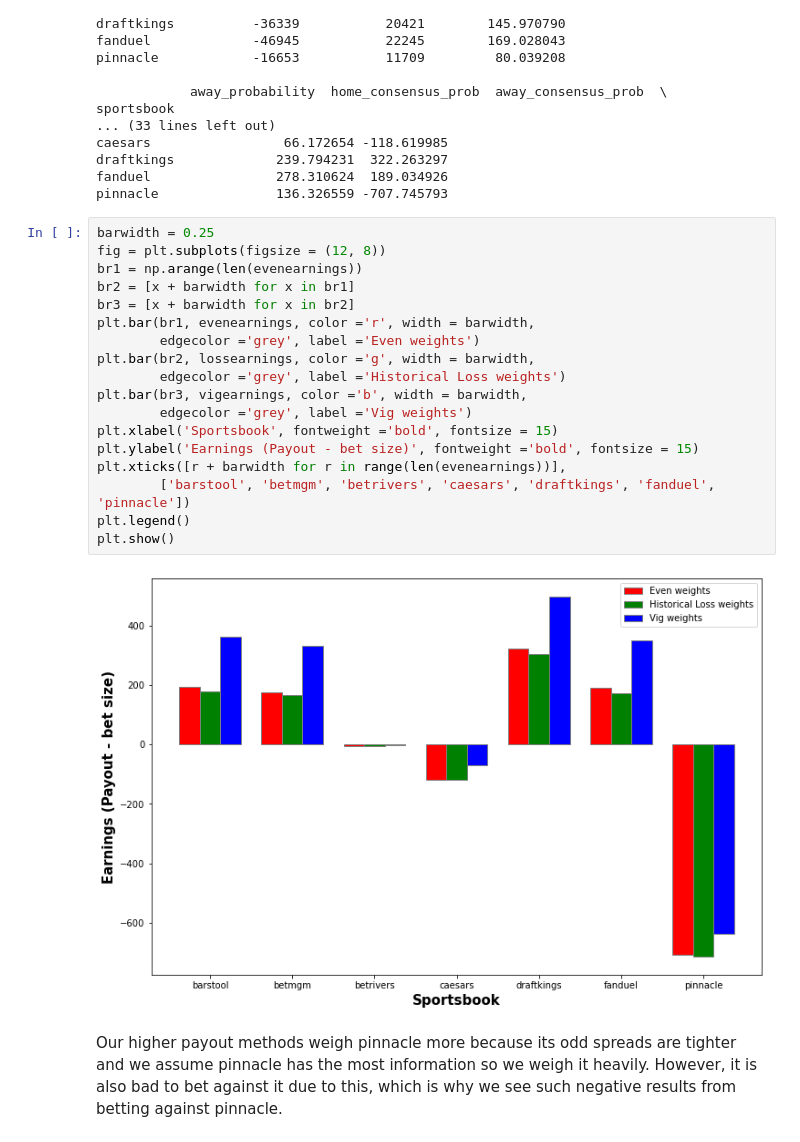
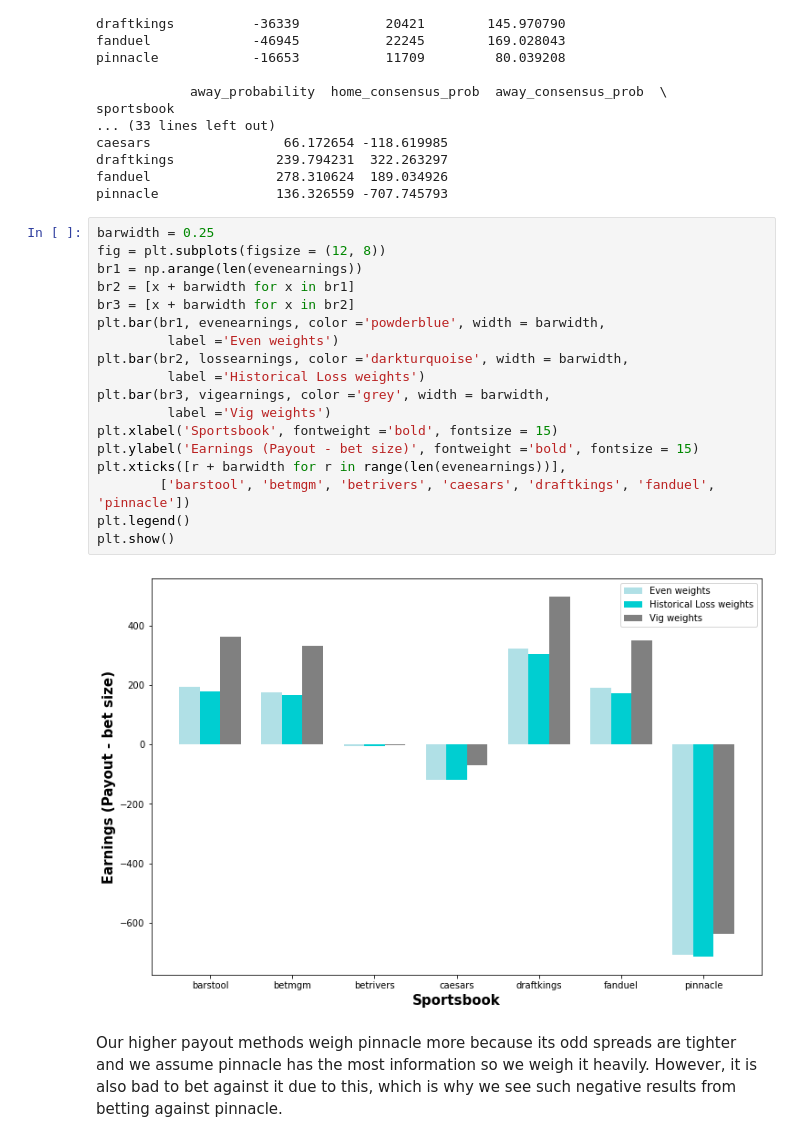
Before and after one commit to donovannickol/sportsbettingalg, a Jupyter notebook: demo.ipynb, the cells around one changed output. Cells and saved outputs as stored; diff of their text form.

```diff
--- a/demo.ipynb
+++ b/demo.ipynb
@@ -503,23 +504,23 @@ pinnacle               136.326559 -707.745793
 # %%
 barwidth = 0.25
 fig = plt.subplots(figsize = (12, 8))
 br1 = np.arange(len(evenearnings))
 br2 = [x + barwidth for x in br1]
 br3 = [x + barwidth for x in br2]
-plt.bar(br1, evenearnings, color ='r', width = barwidth,
-        edgecolor ='grey', label ='Even weights')
-plt.bar(br2, lossearnings, color ='g', width = barwidth,
-        edgecolor ='grey', label ='Historical Loss weights')
-plt.bar(br3, vigearnings, color ='b', width = barwidth,
-        edgecolor ='grey', label ='Vig weights')
+plt.bar(br1, evenearnings, color ='powderblue', width = barwidth,
+         label ='Even weights')
+plt.bar(br2, lossearnings, color ='darkturquoise', width = barwidth,
+         label ='Historical Loss weights')
+plt.bar(br3, vigearnings, color ='grey', width = barwidth,
+         label ='Vig weights')
 plt.xlabel('Sportsbook', fontweight ='bold', fontsize = 15)
 plt.ylabel('Earnings (Payout - bet size)', fontweight ='bold', fontsize = 15)
 plt.xticks([r + barwidth for r in range(len(evenearnings))],
         ['barstool', 'betmgm', 'betrivers', 'caesars', 'draftkings', 'fanduel', 'pinnacle'])
 plt.legend()
 plt.show()
 # %% [output]
-[figure, old version]
+[figure, new version]
 # %% [markdown]
 Our higher payout methods weigh pinnacle more because its odd spreads are tighter and we assume pinnacle has the most information so we weigh it heavily. However, it is also bad to bet against it due to this, which is why we see such negative results from betting against pinnacle.
 # %%
```
Also changed, not shown: parts of 4 cells of this notebook, 1 other file.
